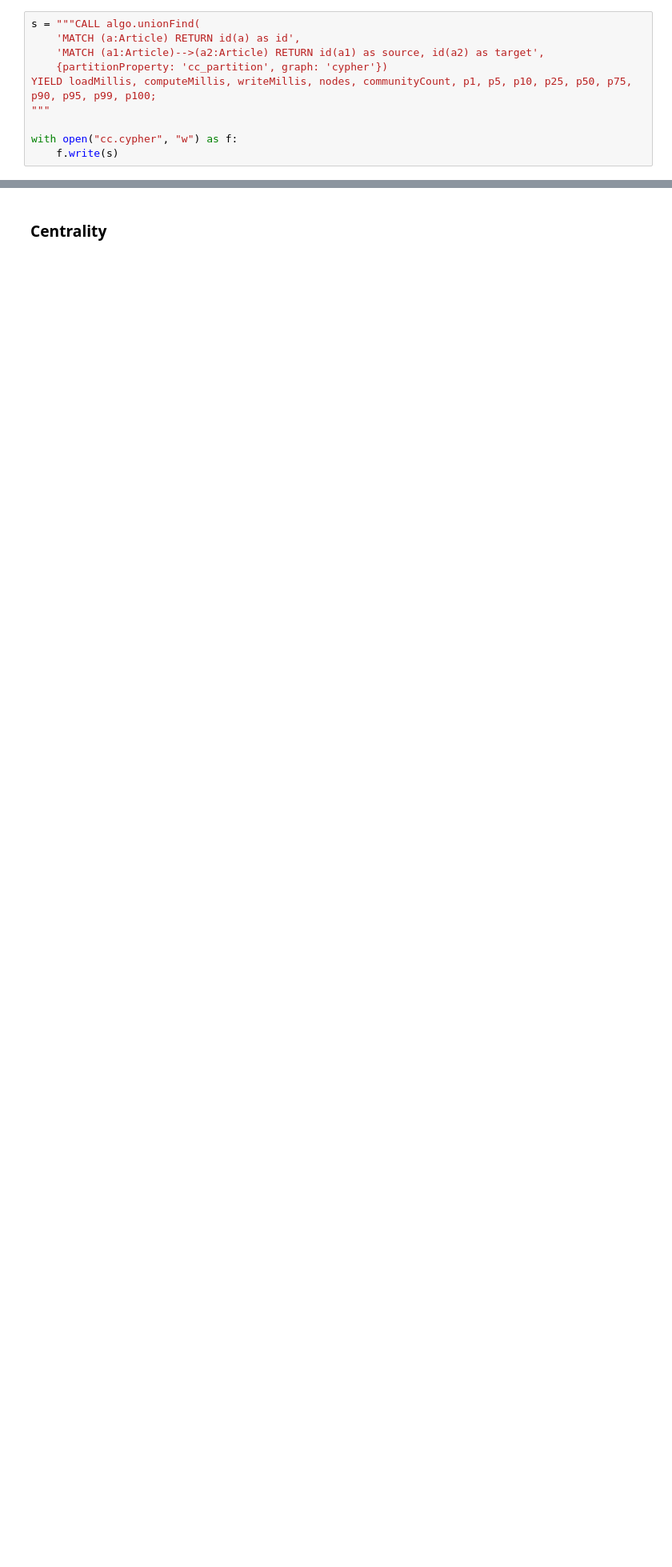
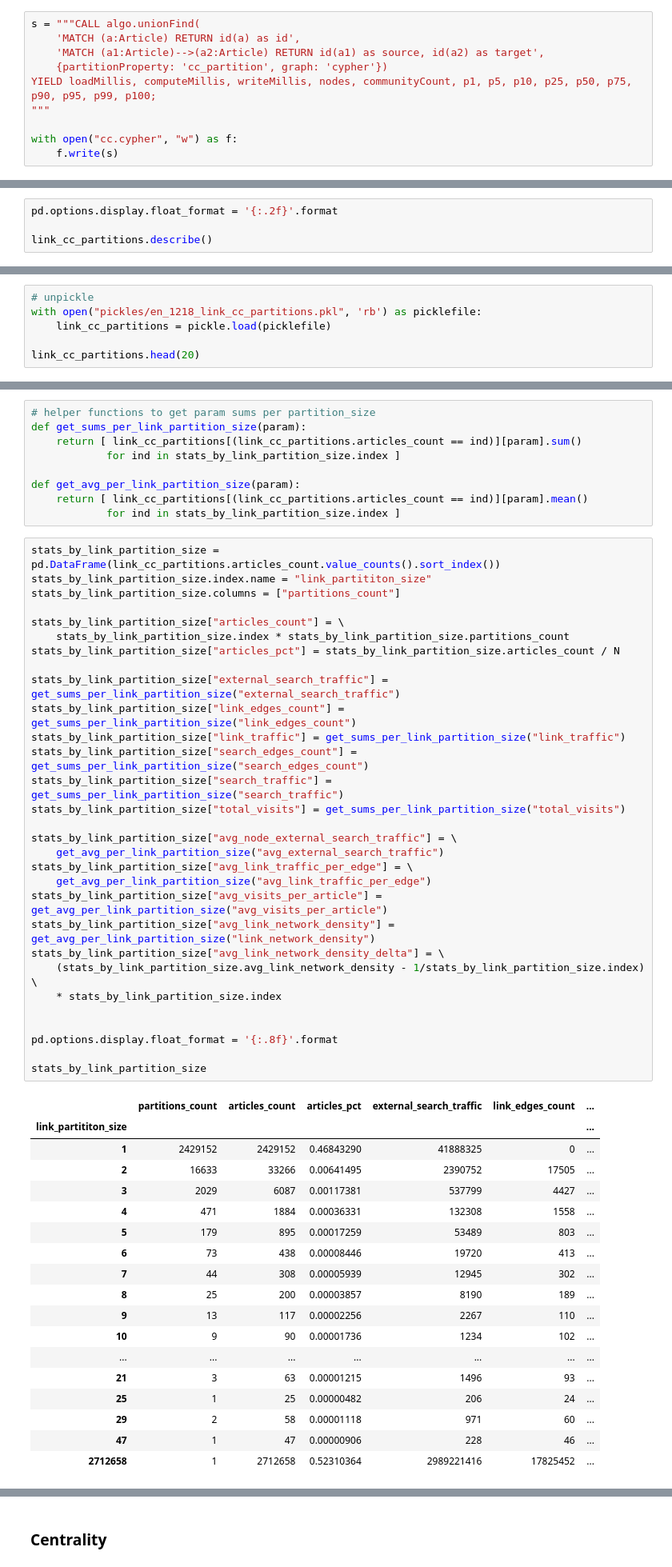
Before and after one commit to 33eyes/wiki-clickstream-graph, a Jupyter notebook: English_Wikipedia_network_analysis_AWS.ipynb, the cells around one changed output, grey strips where cells are left out. Shown at 80% size. Cells and saved outputs as stored; diff of their text form; blank space fills up the shorter version.

```diff
--- a/English_Wikipedia_network_analysis_AWS.ipynb
+++ b/English_Wikipedia_network_analysis_AWS.ipynb
@@ -1440,0 +1637,4 @@ Name: articles_count, dtype: int64
+# %%
+pd.options.display.float_format = '{:.2f}'.format
+
+link_cc_partitions.describe()
@@ -1440,0 +1660,6 @@ Name: articles_count, dtype: int64
+# %%
+# unpickle
+with open("pickles/en_1218_link_cc_partitions.pkl", 'rb') as picklefile:
+    link_cc_partitions = pickle.load(picklefile)
+
+link_cc_partitions.head(20)
@@ -1440,0 +1686,58 @@ Name: articles_count, dtype: int64
+# %%
+# helper functions to get param sums per partition_size
+def get_sums_per_link_partition_size(param):
+    return [ link_cc_partitions[(link_cc_partitions.articles_count == ind)][param].sum()
+            for ind in stats_by_link_partition_size.index ]
+
+def get_avg_per_link_partition_size(param):
+    return [ link_cc_partitions[(link_cc_partitions.articles_count == ind)][param].mean()
+            for ind in stats_by_link_partition_size.index ]
+# %%
+stats_by_link_partition_size = pd.DataFrame(link_cc_partitions.articles_count.value_counts().sort_index())
+stats_by_link_partition_size.index.name = "link_partititon_size"
+stats_by_link_partition_size.columns = ["partitions_count"]
+
+stats_by_link_partition_size["articles_count"] = \
+    stats_by_link_partition_size.index * stats_by_link_partition_size.partitions_count
+stats_by_link_partition_size["articles_pct"] = stats_by_link_partition_size.articles_count / N
+
+stats_by_link_partition_size["external_search_traffic"] = get_sums_per_link_partition_size("external_search_traffic")
+stats_by_link_partition_size["link_edges_count"] = get_sums_per_link_partition_size("link_edges_count")
+stats_by_link_partition_size["link_traffic"] = get_sums_per_link_partition_size("link_traffic")
+stats_by_link_partition_size["search_edges_count"] = get_sums_per_link_partition_size("search_edges_count")
+stats_by_link_partition_size["search_traffic"] = get_sums_per_link_partition_size("search_traffic")
+stats_by_link_partition_size["total_visits"] = get_sums_per_link_partition_size("total_visits")
+
+stats_by_link_partition_size["avg_node_external_search_traffic"] = \
+    get_avg_per_link_partition_size("avg_external_search_traffic")
+stats_by_link_partition_size["avg_link_traffic_per_edge"] = \
+    get_avg_per_link_partition_size("avg_link_traffic_per_edge")
+stats_by_link_partition_size["avg_visits_per_article"] = get_avg_per_link_partition_size("avg_visits_per_article")
+stats_by_link_partition_size["avg_link_network_density"] = get_avg_per_link_partition_size("link_network_density")
+stats_by_link_partition_size["avg_link_network_density_delta"] = \
+    (stats_by_link_partition_size.avg_link_network_density - 1/stats_by_link_partition_size.index) \
+    * stats_by_link_partition_size.index
+
+
+pd.options.display.float_format = '{:.8f}'.format
+
+stats_by_link_partition_size
+# %% [output]
+|  | partitions_count | articles_count | articles_pct | external_search_traffic | link_edges_count | ... |
+| link_partititon_size |  |  |  |  |  | ... |
+| 1 | 2429152 | 2429152 | 0.46843290 | 41888325 | 0 | ... |
+| 2 | 16633 | 33266 | 0.00641495 | 2390752 | 17505 | ... |
+| 3 | 2029 | 6087 | 0.00117381 | 537799 | 4427 | ... |
+| 4 | 471 | 1884 | 0.00036331 | 132308 | 1558 | ... |
+| 5 | 179 | 895 | 0.00017259 | 53489 | 803 | ... |
+| 6 | 73 | 438 | 0.00008446 | 19720 | 413 | ... |
+| 7 | 44 | 308 | 0.00005939 | 12945 | 302 | ... |
+| 8 | 25 | 200 | 0.00003857 | 8190 | 189 | ... |
+| 9 | 13 | 117 | 0.00002256 | 2267 | 110 | ... |
+| 10 | 9 | 90 | 0.00001736 | 1234 | 102 | ... |
+| ... | ... | ... | ... | ... | ... | ... |
+| 21 | 3 | 63 | 0.00001215 | 1496 | 93 | ... |
+| 25 | 1 | 25 | 0.00000482 | 206 | 24 | ... |
+| 29 | 2 | 58 | 0.00001118 | 971 | 60 | ... |
+| 47 | 1 | 47 | 0.00000906 | 228 | 46 | ... |
+| 2712658 | 1 | 2712658 | 0.52310364 | 2989221416 | 17825452 | ... |
```
Also changed, not shown: parts of 45 cells of this notebook, 4 other files.
